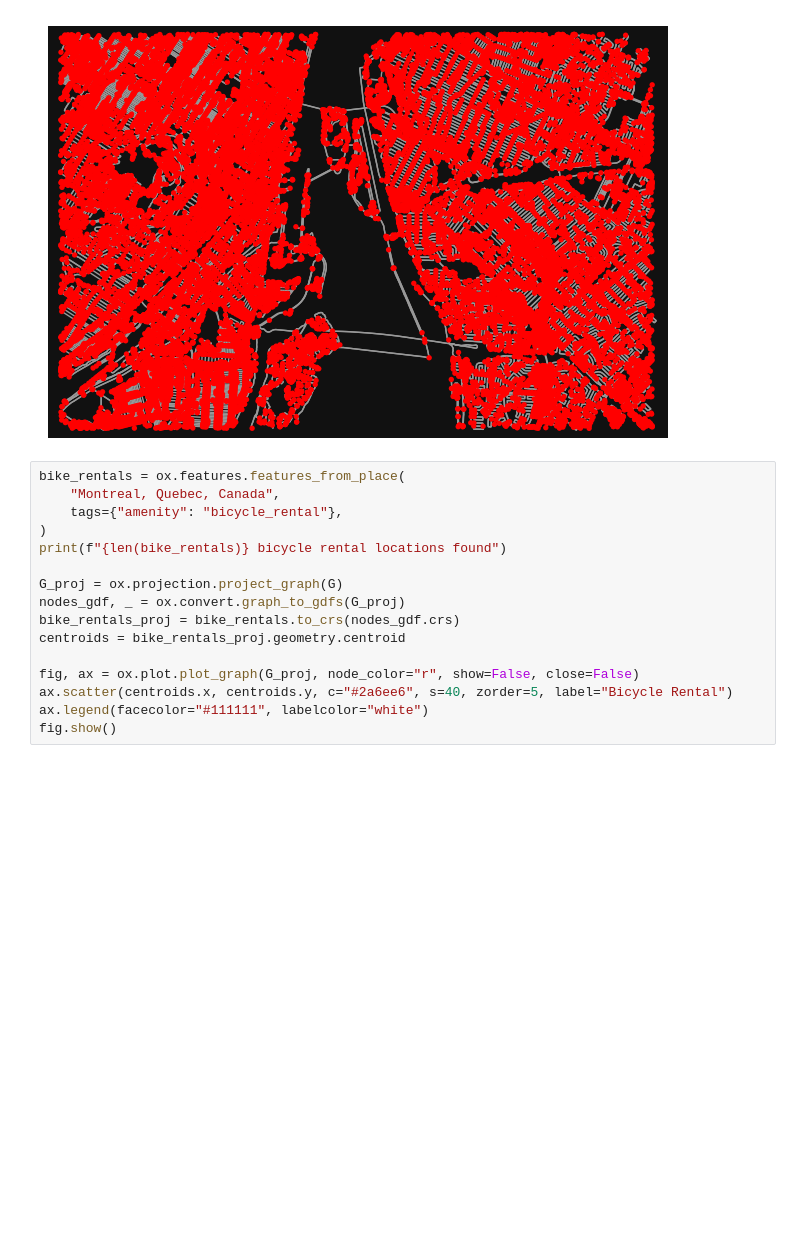
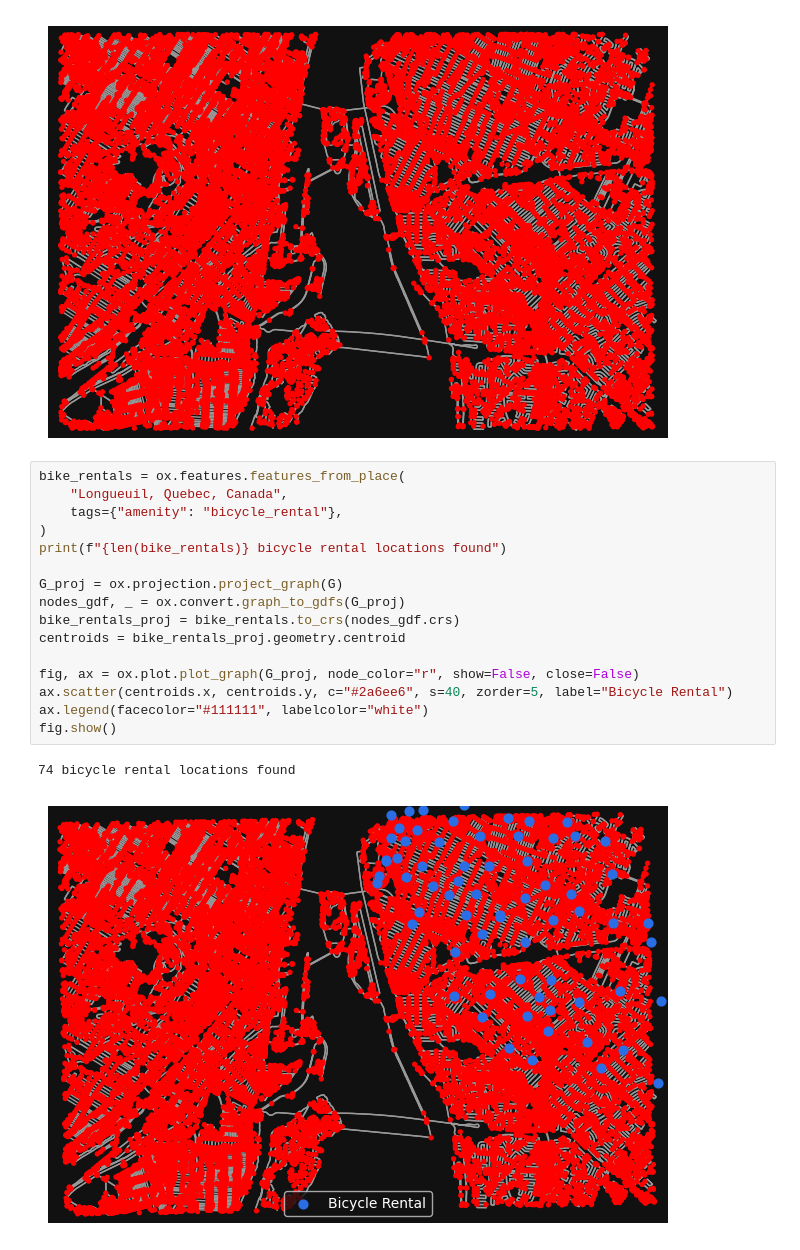
Before and after one commit to peterhxk/BIXIMapping, a Jupyter notebook: network.ipynb, the cells around one changed output. Cells and saved outputs as stored; diff of their text form; blank space fills up the shorter version.

```diff
--- a/network.ipynb
+++ b/network.ipynb
@@ -28,17 +26,20 @@ fig.show()
 [figure]
 # %%
 bike_rentals = ox.features.features_from_place(
-    "Montreal, Quebec, Canada",
+    "Longueuil, Quebec, Canada",
     tags={"amenity": "bicycle_rental"},
 )
 print(f"{len(bike_rentals)} bicycle rental locations found")
 
 G_proj = ox.projection.project_graph(G)
 nodes_gdf, _ = ox.convert.graph_to_gdfs(G_proj)
 bike_rentals_proj = bike_rentals.to_crs(nodes_gdf.crs)
 centroids = bike_rentals_proj.geometry.centroid
 
 fig, ax = ox.plot.plot_graph(G_proj, node_color="r", show=False, close=False)
 ax.scatter(centroids.x, centroids.y, c="#2a6ee6", s=40, zorder=5, label="Bicycle Rental")
 ax.legend(facecolor="#111111", labelcolor="white")
 fig.show()
+# %% [output]
+74 bicycle rental locations found
+[figure, added]
```
Also changed, not shown: parts of 2 cells of this notebook, 1 other file.
